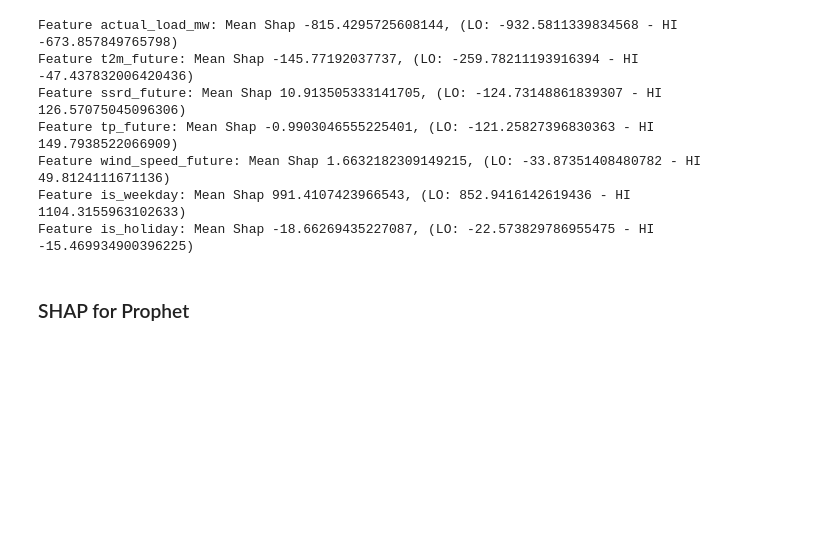
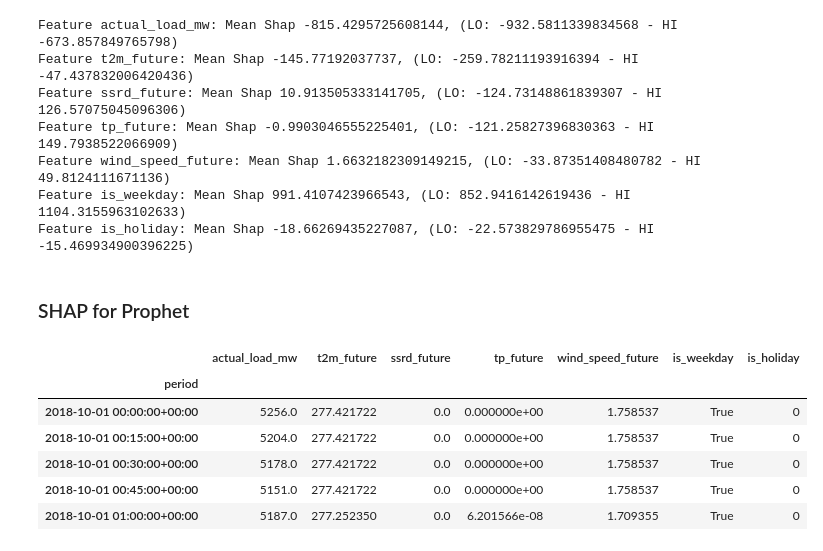
Before and after one commit to LucasHausi/probabilistic-load-forecast-project, a Jupyter notebook: notebooks/performance/model_shap.ipynb, the cells around one changed output. Cells and saved outputs as stored; diff of their text form; code cells hidden in the pictures; blank space fills up the shorter version.

```diff
--- a/notebooks/performance/model_shap.ipynb
+++ b/notebooks/performance/model_shap.ipynb
@@ -243,3 +241,15 @@ Feature is_weekday: Mean Shap 991.4107423966543, (LO: 852.9416142619436 - HI 110
 Feature is_holiday: Mean Shap -18.66269435227087, (LO: -22.573829786955475 - HI -15.469934900396225)
 # %% [markdown]
 ### SHAP for Prophet
+# %%
+raw_data = pd.read_parquet(DATA_PATH /  "data_combined.parquet")
+
+raw_data.head()
+# %% [output]
+|  | actual_load_mw | t2m_future | ssrd_future | tp_future | wind_speed_future | is_weekday | is_holiday |
+| period |  |  |  |  |  |  |  |
+| 2018-10-01 00:00:00+00:00 | 5256.0 | 277.421722 | 0.0 | 0.000000e+00 | 1.758537 | True | 0 |
+| 2018-10-01 00:15:00+00:00 | 5204.0 | 277.421722 | 0.0 | 0.000000e+00 | 1.758537 | True | 0 |
+| 2018-10-01 00:30:00+00:00 | 5178.0 | 277.421722 | 0.0 | 0.000000e+00 | 1.758537 | True | 0 |
+| 2018-10-01 00:45:00+00:00 | 5151.0 | 277.421722 | 0.0 | 0.000000e+00 | 1.758537 | True | 0 |
+| 2018-10-01 01:00:00+00:00 | 5187.0 | 277.252350 | 0.0 | 6.201566e-08 | 1.709355 | True | 0 |
```
Also changed, not shown: parts of 10 cells of this notebook.
